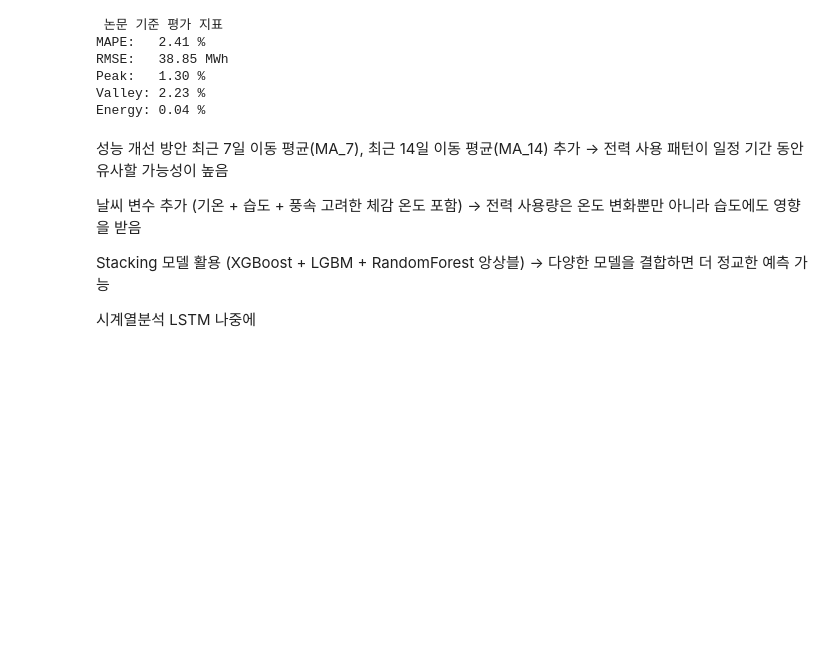
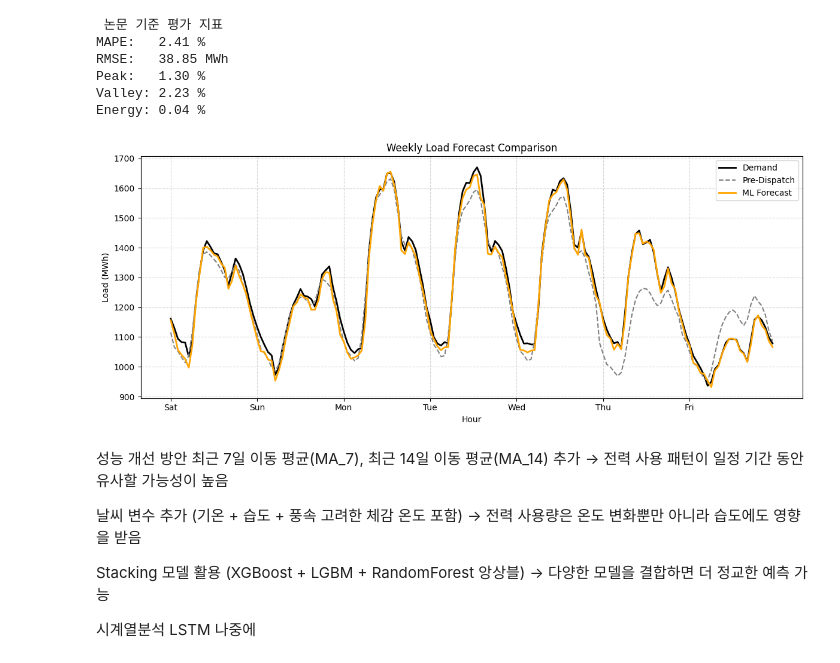
Before and after one commit to jeonjunhyeokk/LoadForeCasting_ML, a Jupyter notebook: LFC_v2.ipynb, the cells around one changed output. Saved outputs shown, nothing was run; the diff lists cells and outputs as text; code cells hidden in the pictures; blank space fills up the shorter version.

```diff
--- a/LFC_v2.ipynb
+++ b/LFC_v2.ipynb
@@ -910,6 +827,48 @@ RMSE:   38.85 MWh
 Peak:   1.30 %
 Valley: 2.23 %
 Energy: 0.04 %
+# %%
+import pandas as pd
+import matplotlib.pyplot as plt
+
+# 1. 데이터 불러오기
+final_df = pd.read_csv("./archive/final_predictions.csv")  # DEMAND, xgb_optuna_fixed_pred
+pre_df = pd.read_csv("./archive/weekly pre-dispatch forecast.csv")  # load_forecast
+
+# 2. datetime 파싱 및 정렬
+final_df["datetime"] = pd.to_datetime(final_df["datetime"])
+pre_df["datetime"] = pd.to_datetime(pre_df["datetime"])
+final_df = final_df.sort_values("datetime").reset_index(drop=True)
+pre_df = pre_df.sort_values("datetime").reset_index(drop=True)
+
+# 3. 병합 (rename 없이)
+merged = pd.merge(
+    final_df[["datetime", "DEMAND", "xgb_optuna_fixed_pred"]],
+    pre_df[["datetime", "load_forecast"]],
+    on="datetime",
+    how="inner"
+)
+
+# 4. 1주일치 (168시간) 추출
+week_df = merged.head(168)
+
+# 5. 시각화
+plt.figure(figsize=(12, 5))
+plt.plot(week_df["DEMAND"], label="Demand", color="black", linewidth=2)
+plt.plot(week_df["load_forecast"], label="Pre-Dispatch", linestyle="--", color="gray")
+plt.plot(week_df["xgb_optuna_fixed_pred"], label="ML Forecast", color="orange", linewidth=2)
+
+# 6. 요일 구간 표시
+plt.xticks(ticks=[i*24 for i in range(7)], labels=["Sat", "Sun", "Mon", "Tue", "Wed", "Thu", "Fri"])
+plt.xlabel("Hour")
+plt.ylabel("Load (MWh)")
+plt.title("Weekly Load Forecast Comparison")
+plt.legend()
+plt.grid(True, linestyle="--", alpha=0.5)
+plt.tight_layout()
+plt.show()
+# %% [output]
+[figure, added]
 # %% [markdown]
 성능 개선 방안
 최근 7일 이동 평균(MA_7), 최근 14일 이동 평균(MA_14) 추가
```
Also changed, not shown: parts of 10 cells of this notebook.
